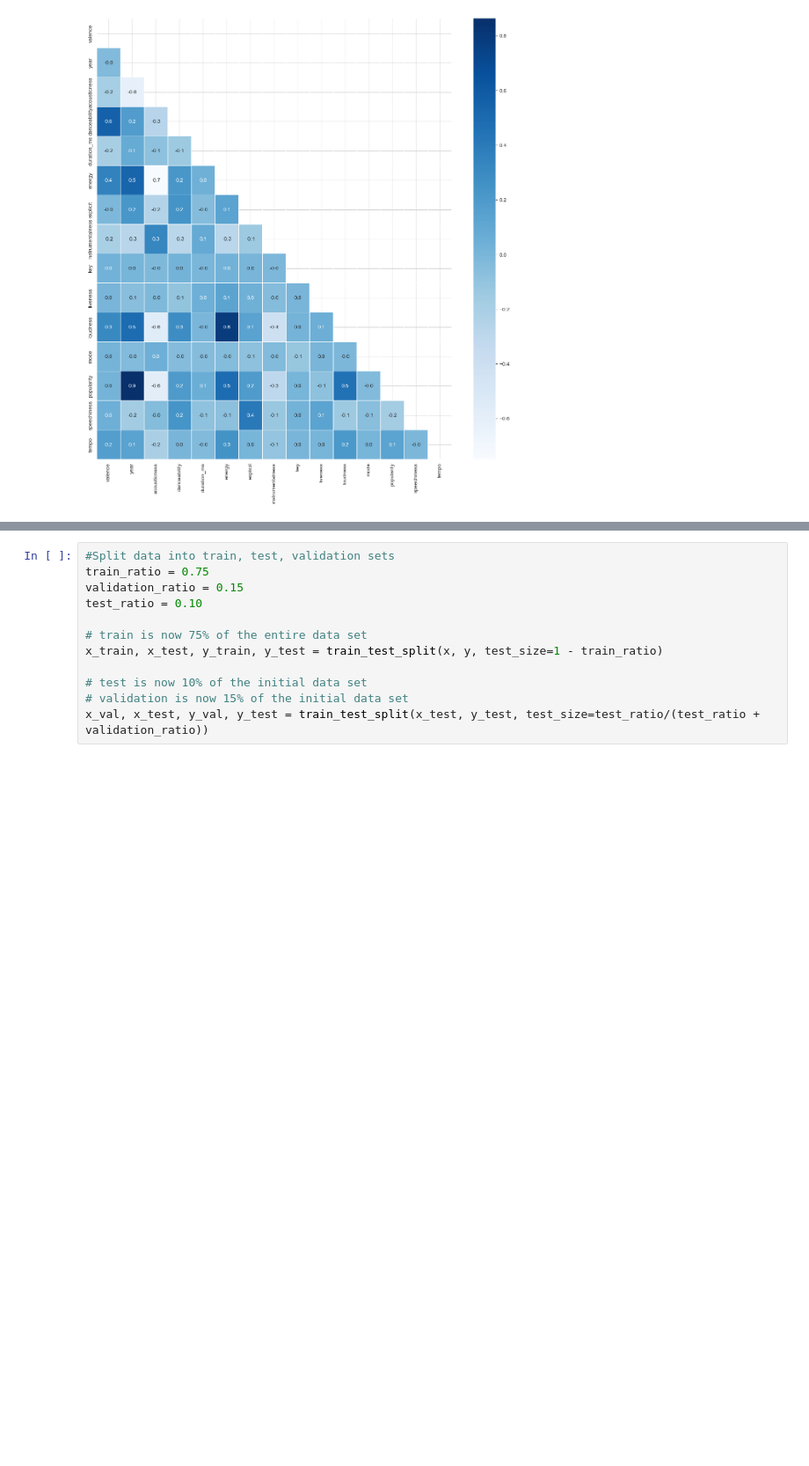
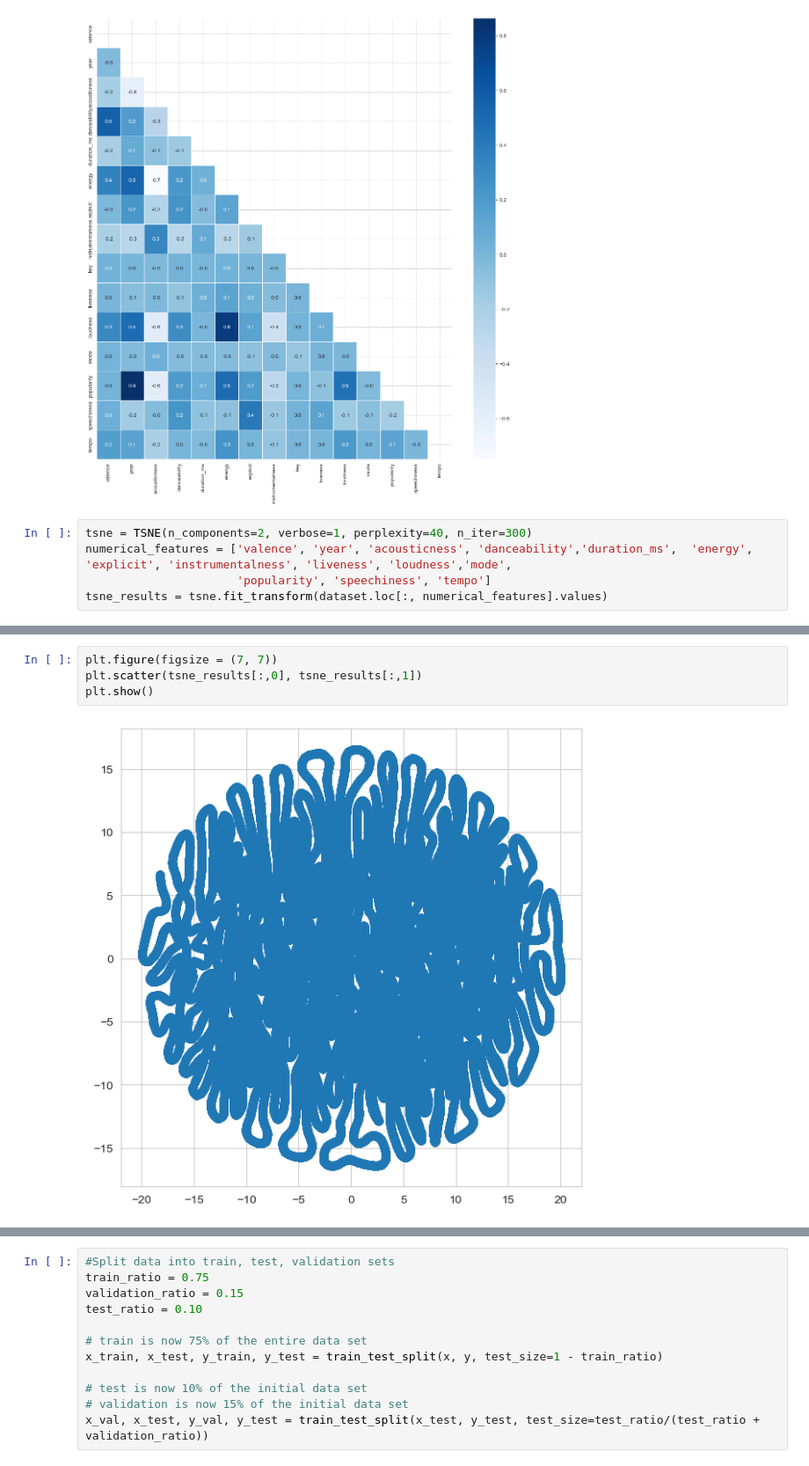
Before and after one commit to AliceKe/cs4701_musicrecs, a Jupyter notebook: KNN.ipynb, the cells around one changed output, grey strips where cells are left out. Shown at 88% size. Drawn from its saved outputs; the diff is of its cells as text; blank space fills up the shorter version.

```diff
--- a/KNN.ipynb
+++ b/KNN.ipynb
@@ -53,3 +54,8 @@ sns.heatmap(dataset.corr(), annot=True, linewidths=0.4,linecolor="white", fmt= '
 plt.show()
 # %% [output]
 [figure]
+# %%
+tsne = TSNE(n_components=2, verbose=1, perplexity=40, n_iter=300)
+numerical_features = ['valence', 'year', 'acousticness', 'danceability','duration_ms',  'energy', 'explicit', 'instrumentalness', 'liveness', 'loudness','mode',
+                      'popularity', 'speechiness', 'tempo']
+tsne_results = tsne.fit_transform(dataset.loc[:, numerical_features].values)
@@ -56,2 +80,8 @@ plt.show()
+# %%
+plt.figure(figsize = (7, 7))
+plt.scatter(tsne_results[:,0], tsne_results[:,1])
+plt.show()
+# %% [output]
+[figure, added]
 # %%
 #Select features and labels
```
Also changed, not shown: parts of 9 cells of this notebook, 5 other files.
